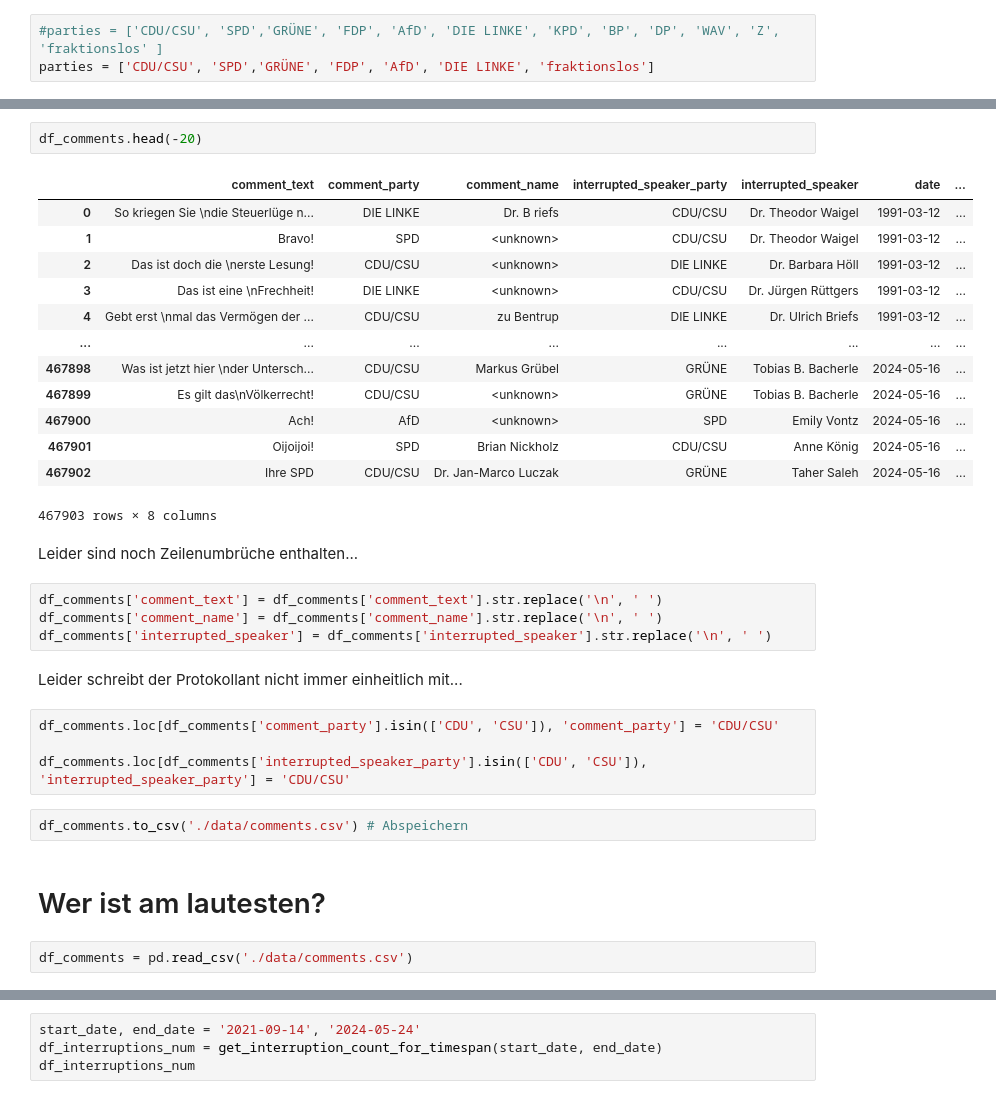
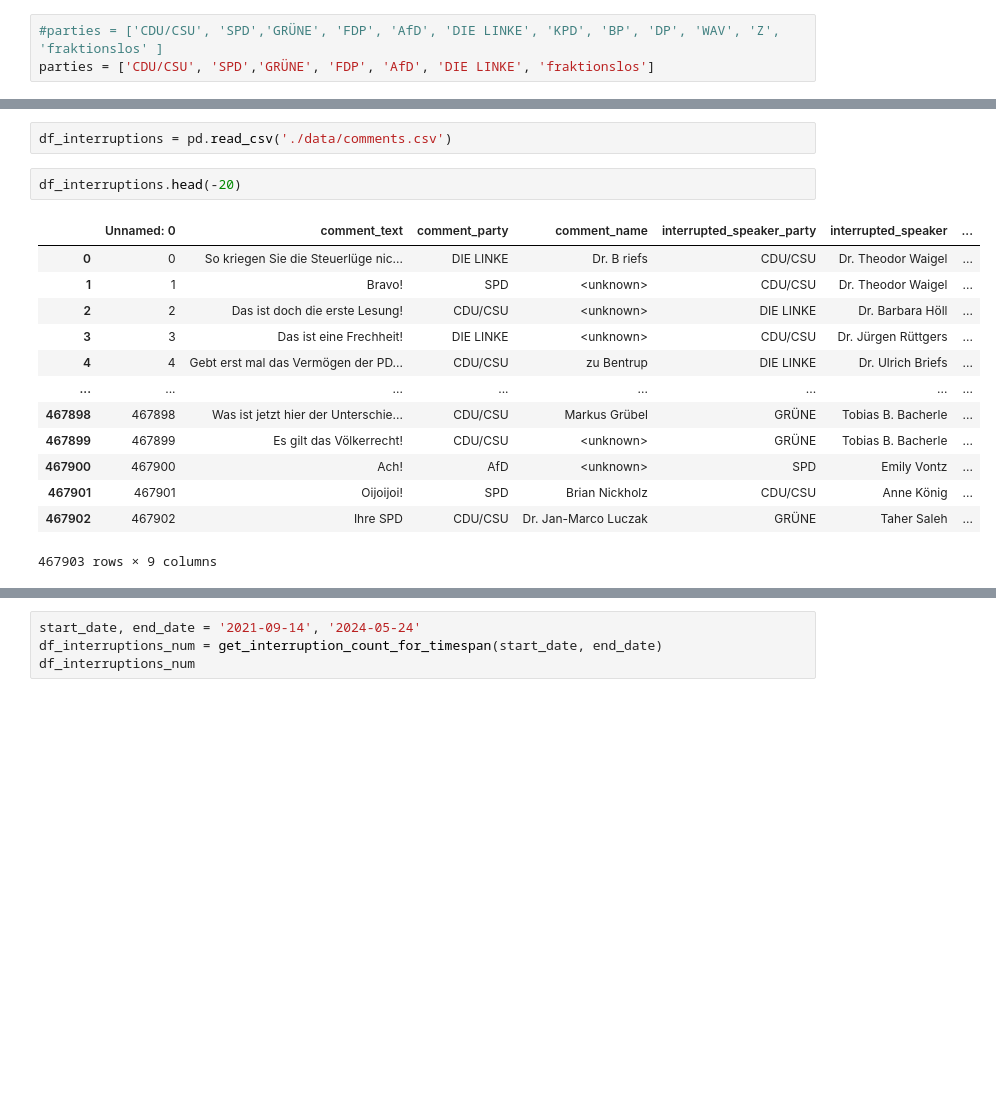
Before and after one commit to stellamoR/bundestag_zwischenrufe, a Jupyter notebook: 04_statistical_analysis.ipynb, the cells around one changed output, grey strips where cells are left out. Drawn from its saved outputs; the diff is of its cells as text; blank space fills up the shorter version.

```diff
--- a/04_statistical_analysis.ipynb
+++ b/04_statistical_analysis.ipynb
@@ -48,34 +19,18 @@ df_comments = pd.DataFrame(comment_list, columns = columns)
+# %%
+df_interruptions = pd.read_csv('./data/comments.csv')
 # %%
-df_comments.head(-20)
+df_interruptions.head(-20)
 # %% [output]
-|  | comment_text | comment_party | comment_name | interrupted_speaker_party | interrupted_speaker | date | ... |
-| 0 | So kriegen Sie \ndie Steuerlüge n... | DIE LINKE | Dr. B riefs | CDU/CSU | Dr. Theodor Waigel | 1991-03-12 | ... |
-| 1 | Bravo! | SPD | <unknown> | CDU/CSU | Dr. Theodor Waigel | 1991-03-12 | ... |
-| 2 | Das ist doch die \nerste Lesung! | CDU/CSU | <unknown> | DIE LINKE | Dr. Barbara Höll | 1991-03-12 | ... |
-| 3 | Das ist eine \nFrechheit! | DIE LINKE | <unknown> | CDU/CSU | Dr. Jürgen Rüttgers | 1991-03-12 | ... |
-| 4 | Gebt erst \nmal das Vermögen der ... | CDU/CSU | zu Bentrup | DIE LINKE | Dr. Ulrich Briefs | 1991-03-12 | ... |
+|  | Unnamed: 0 | comment_text | comment_party | comment_name | interrupted_speaker_party | interrupted_speaker | ... |
+| 0 | 0 | So kriegen Sie die Steuerlüge nic... | DIE LINKE | Dr. B riefs | CDU/CSU | Dr. Theodor Waigel | ... |
+| 1 | 1 | Bravo! | SPD | <unknown> | CDU/CSU | Dr. Theodor Waigel | ... |
+| 2 | 2 | Das ist doch die erste Lesung! | CDU/CSU | <unknown> | DIE LINKE | Dr. Barbara Höll | ... |
+| 3 | 3 | Das ist eine Frechheit! | DIE LINKE | <unknown> | CDU/CSU | Dr. Jürgen Rüttgers | ... |
+| 4 | 4 | Gebt erst mal das Vermögen der PD... | CDU/CSU | zu Bentrup | DIE LINKE | Dr. Ulrich Briefs | ... |
 | ... | ... | ... | ... | ... | ... | ... | ... |
-| 467898 | Was ist jetzt hier \nder Untersch... | CDU/CSU | Markus Grübel | GRÜNE | Tobias B. Bacherle | 2024-05-16 | ... |
-| 467899 | Es gilt das\nVölkerrecht! | CDU/CSU | <unknown> | GRÜNE | Tobias B. Bacherle | 2024-05-16 | ... |
-| 467900 | Ach! | AfD | <unknown> | SPD | Emily Vontz | 2024-05-16 | ... |
-| 467901 | Oijoijoi! | SPD | Brian Nickholz | CDU/CSU | Anne König | 2024-05-16 | ... |
-| 467902 | Ihre SPD | CDU/CSU | Dr. Jan-Marco Luczak | GRÜNE | Taher Saleh | 2024-05-16 | ... |
+| 467898 | 467898 | Was ist jetzt hier der Unterschie... | CDU/CSU | Markus Grübel | GRÜNE | Tobias B. Bacherle | ... |
+| 467899 | 467899 | Es gilt das Völkerrecht! | CDU/CSU | <unknown> | GRÜNE | Tobias B. Bacherle | ... |
+| 467900 | 467900 | Ach! | AfD | <unknown> | SPD | Emily Vontz | ... |
+| 467901 | 467901 | Oijoijoi! | SPD | Brian Nickholz | CDU/CSU | Anne König | ... |
+| 467902 | 467902 | Ihre SPD | CDU/CSU | Dr. Jan-Marco Luczak | GRÜNE | Taher Saleh | ... |
-467903 rows × 8 columns
+467903 rows × 9 columns
-# %% [markdown]
-Leider sind noch Zeilenumbrüche enthalten...
-# %%
-df_comments['comment_text'] = df_comments['comment_text'].str.replace('\n', ' ')
-df_comments['comment_name'] = df_comments['comment_name'].str.replace('\n', ' ')
-df_comments['interrupted_speaker'] = df_comments['interrupted_speaker'].str.replace('\n', ' ')
-# %% [markdown]
-Leider schreibt der Protokollant nicht immer einheitlich mit...
-# %%
-df_comments.loc[df_comments['comment_party'].isin(['CDU', 'CSU']), 'comment_party'] = 'CDU/CSU'
-
-df_comments.loc[df_comments['interrupted_speaker_party'].isin(['CDU', 'CSU']), 'interrupted_speaker_party'] = 'CDU/CSU'
-# %%
-df_comments.to_csv('./data/comments.csv') # Abspeichern
-# %% [markdown]
-# Wer ist am lautesten?
-# %%
-df_comments = pd.read_csv('./data/comments.csv')
```
Also changed, not shown: parts of 90 cells of this notebook, 2 other files.
